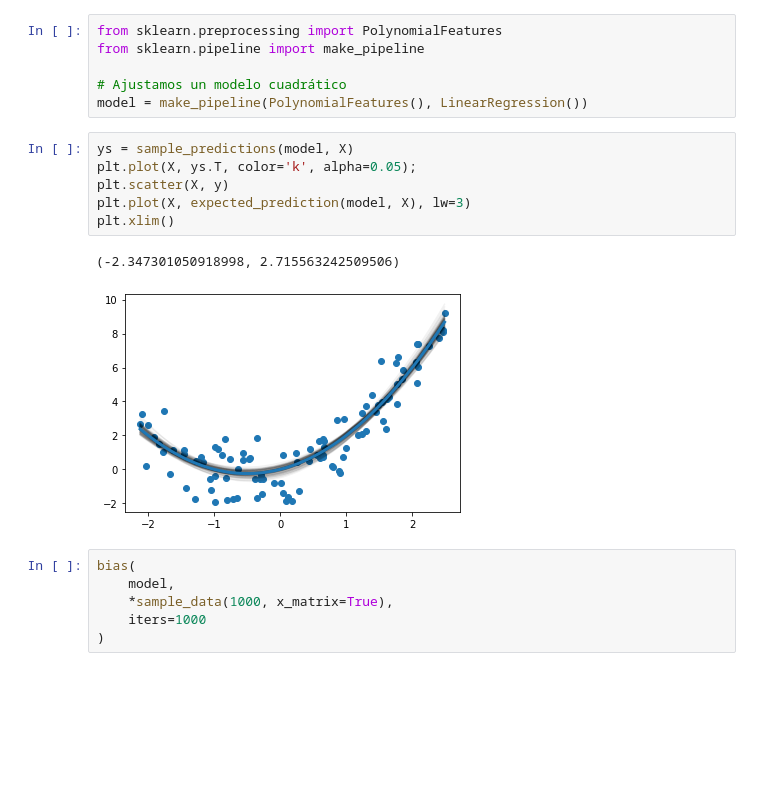
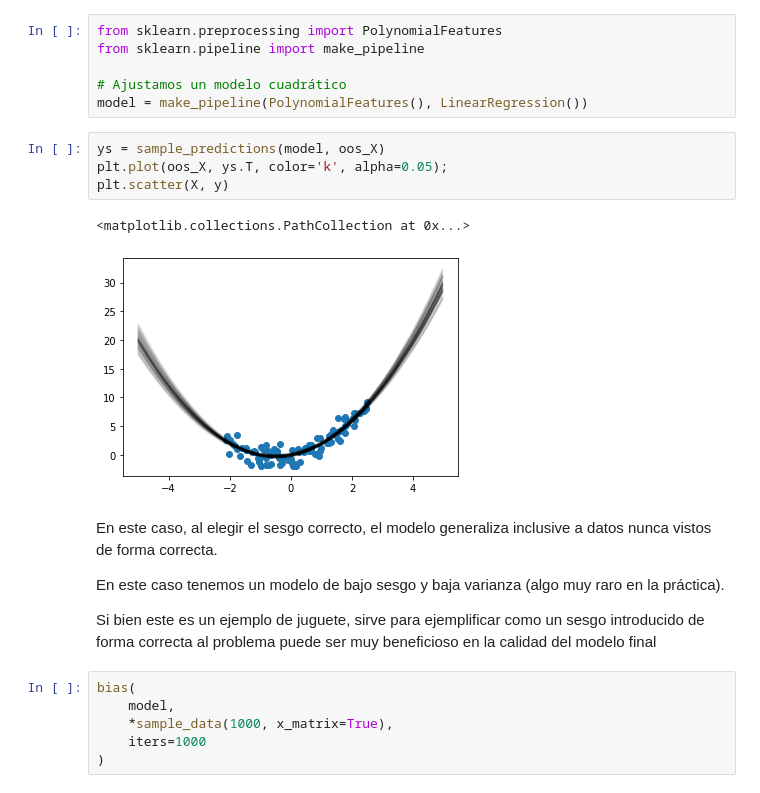
Before and after one commit to elsonidoq/machine_learning_practico, a Jupyter notebook: notebooks/practico-2/bias-variance-underfitting-overfitting.ipynb, the cells around one changed output. Saved outputs shown, nothing was run; the diff lists cells and outputs as text; blank space fills up the shorter version.

Commit message:
problem framing final

```diff
--- a/notebooks/practico-2/bias-variance-underfitting-overfitting.ipynb
+++ b/notebooks/practico-2/bias-variance-underfitting-overfitting.ipynb
@@ -271,14 +276,19 @@ from sklearn.pipeline import make_pipeline
 # Ajustamos un modelo cuadrático
 model = make_pipeline(PolynomialFeatures(), LinearRegression())
 # %%
-ys = sample_predictions(model, X)
-plt.plot(X, ys.T, color='k', alpha=0.05);
+ys = sample_predictions(model, oos_X)
+plt.plot(oos_X, ys.T, color='k', alpha=0.05);
 plt.scatter(X, y)
-plt.plot(X, expected_prediction(model, X), lw=3)
-plt.xlim()
 # %% [output]
-(-2.347301050918998, 2.715563242509506)
+<matplotlib.collections.PathCollection at 0x...>
-[figure, old version]
+[figure, new version]
+# %% [markdown]
+En este caso, al elegir el sesgo correcto, el modelo generaliza inclusive a datos nunca vistos de forma correcta.
+
+
+En este caso tenemos un modelo de bajo sesgo y baja varianza (algo muy raro en la práctica).
+
+Si bien este es un ejemplo de juguete, sirve para ejemplificar como un sesgo introducido de forma correcta al problema puede ser muy beneficioso en la calidad del modelo final
 # %%
 bias(
     model,
```
Also changed, not shown: parts of 5 cells of this notebook.
